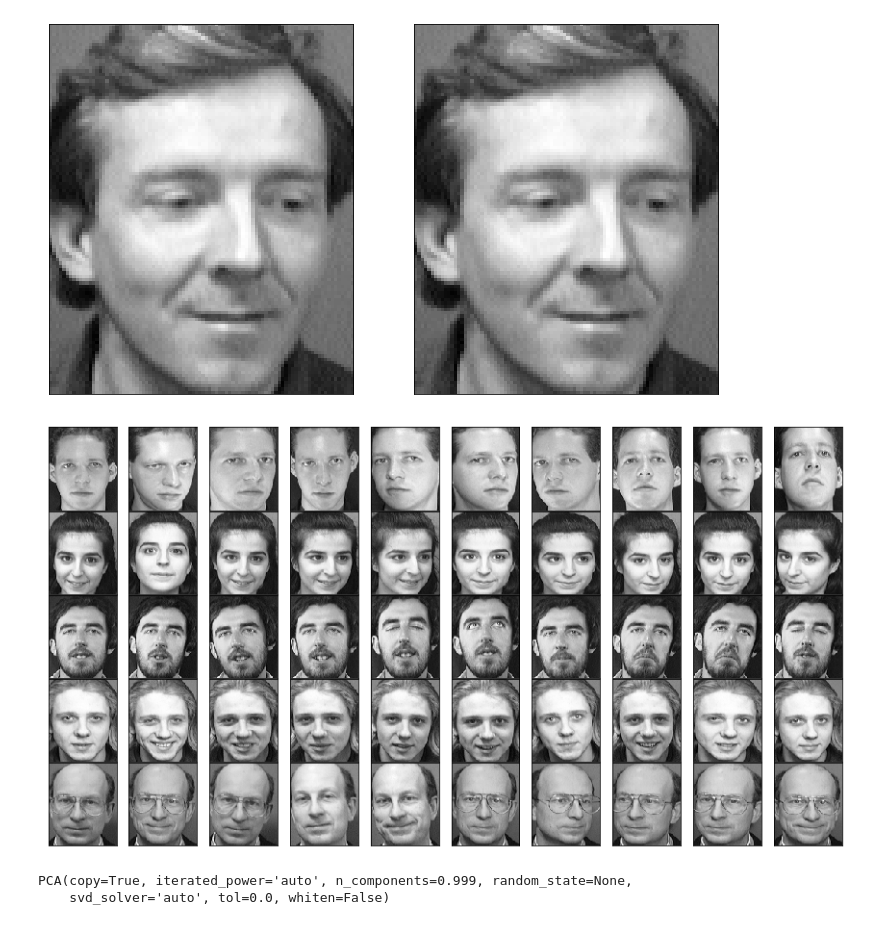
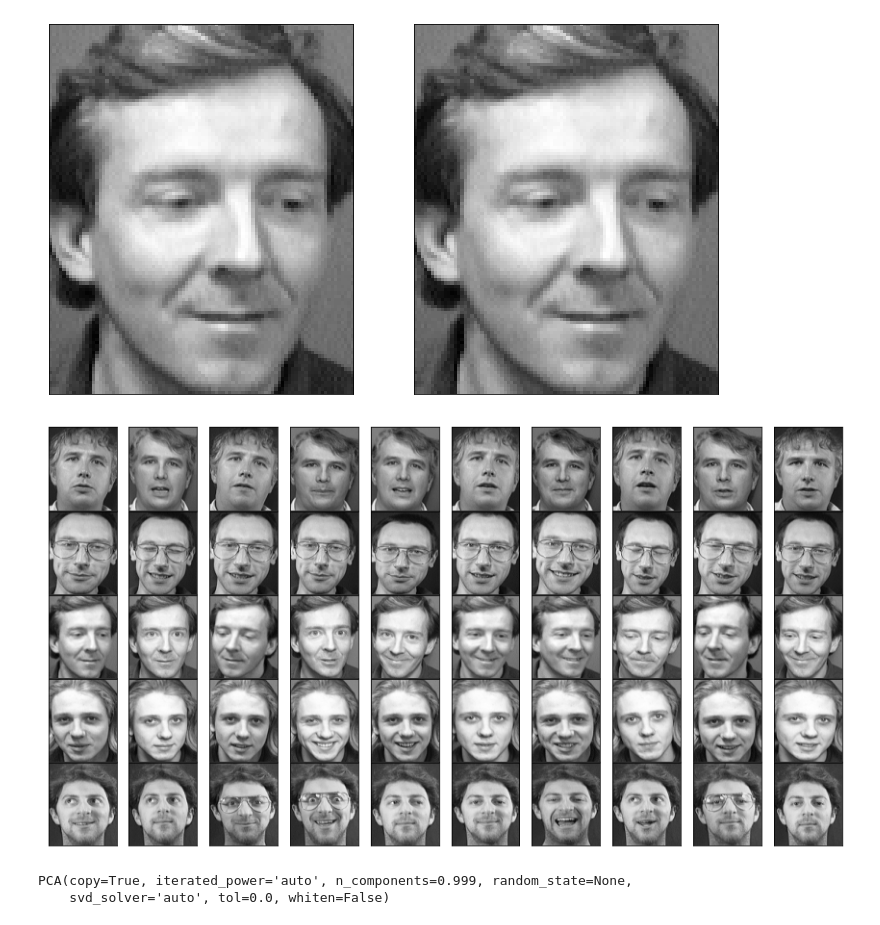
Before and after one commit to LuisReyes98/platzi-algebra-lineal-ml, a Jupyter notebook: 03 - Algebra Lineal Aplicada - Analisis de Componentes Principales (PCA)/02 - Aplicando PCA a imagenes.ipynb, the cells around one changed output. Cells and saved outputs as stored; diff of their text form; code cells hidden in the pictures.

Commit message:
leyendo imagenes

```diff
--- a/03 - Algebra Lineal Aplicada - Analisis de Componentes Principales (PCA)/02 - Aplicando PCA a imagenes.ipynb
+++ b/03 - Algebra Lineal Aplicada - Analisis de Componentes Principales (PCA)/02 - Aplicando PCA a imagenes.ipynb
@@ -8,7 +8,7 @@ import imageio
 import matplotlib.pyplot as plt
 import pandas as pd
 # %%
-im = imageio.imread(".\\imagenes\\s3\\3.pgm")
+im = imageio.imread("./imagenes/s3/3.pgm")
 im = im.astype(np.uint8)
 
 print(im)
@@ -41,11 +43,15 @@ print(np.amin(im))
 Max original 0.8
 Min original 0.0392156862745098
 # %%
-fix, ax = plt.subplots(1, 2, figsize=(12,12),
-                       subplot_kw = {'xticks' : [], 'yticks':[]})
+fix, ax = plt.subplots(
+  1,
+  2,
+  figsize=(12, 12),
+  subplot_kw={'xticks': [], 'yticks': []}
+)
 
-ax[0].imshow(im_original, cmap = "gray")
-ax[1].imshow(im, cmap = "gray")
+ax[0].imshow(im_original, cmap='gray')
+ax[1].imshow(im, cmap='gray')
 # %% [output]
 <matplotlib.image.AxesImage at 0x...>
 [figure]
@@ -52,21 +62,27 @@ ax[1].imshow(im, cmap = "gray")
 # %%
 from glob import iglob
 
 caras = pd.DataFrame([])
 
-for path in iglob('.\\imagenes\\*\*.pgm'):
-    im = imageio.imread(path)
-    cara = pd.Series(im.flatten(), name=path)
-    caras = caras.append(cara)
+for path in iglob('./imagenes/*/*.pgm'):
+  pass
+  im = imageio.imread(path)
+  cara = pd.Series(im.flatten(), name=path)
+  caras = caras.append(cara)
 
-fig, axes = plt.subplots(5, 10, figsize=(15,8),
-                       subplot_kw = {'xticks' : [], 'yticks':[]},
-                        gridspec_kw = dict(hspace = 0.01, wspace = 0.01))
+
+fig, axes = plt.subplots(
+    5, # 5 filas
+    10, # 10 columnas -> 10 fotos por fila
+    figsize=(15, 8),
+    subplot_kw={'xticks': [], 'yticks': []},
+    gridspec_kw={'hspace': 0.01, 'wspace': 0.01,}
+)
 
 for i, ax in enumerate(axes.flat):
-    ax.imshow(caras.iloc[i].values.reshape(112,92), cmap = "gray")
+  ax.imshow(caras.iloc[i].values.reshape(112,92), cmap='gray')
 # %% [output]
-[figure, old version]
+[figure, new version]
 # %%
 from sklearn.decomposition import PCA
 # %%
```
Also changed, not shown: parts of 3 cells of this notebook, 1 other file.
